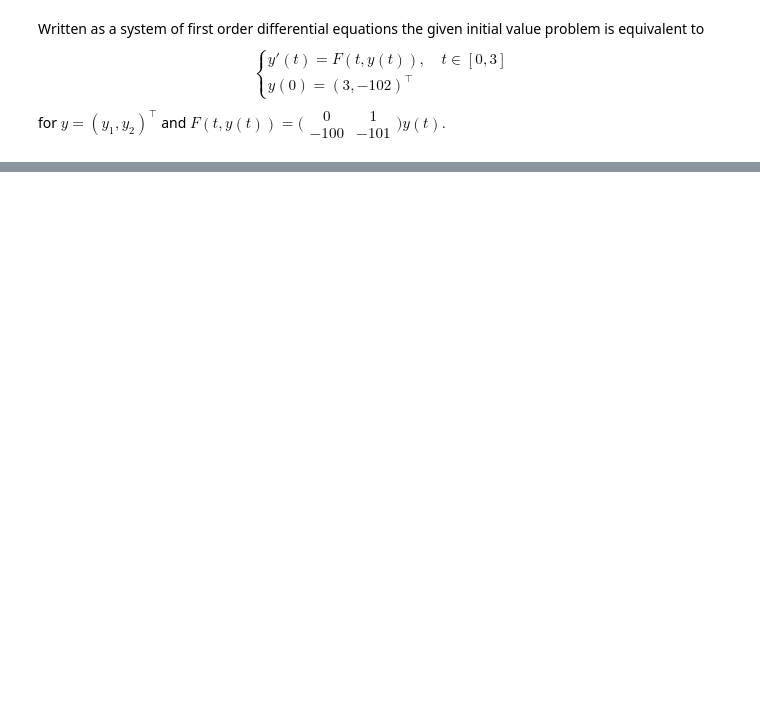
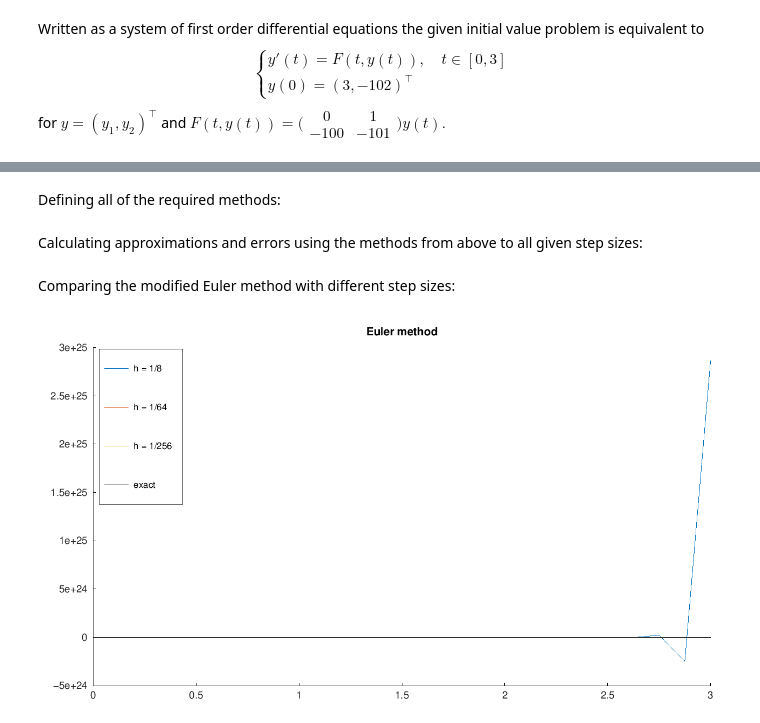
Before and after one commit to maxstollmayer/Advanced-Numerical-Analysis-Course, a Jupyter notebook: exercise32.ipynb, the cells around one changed output, grey strips where cells are left out. Cells and saved outputs as stored; diff of their text form; code cells hidden in the pictures; blank space fills up the shorter version.

```diff
--- a/exercise32.ipynb
+++ b/exercise32.ipynb
@@ -196,0 +45,2 @@ loglog(steps, errors, "r")
+# %% [markdown]
+Defining all of the required methods:
@@ -196,0 +93,30 @@ loglog(steps, errors, "r")
+# %% [markdown]
+Calculating approximations and errors using the methods from above to all given step sizes:
+# %%
+interval_length = interval(2) - interval(1);
+steps = round(interval_length ./ step_sizes) + 1;
+
+for i = 1 : length(steps)
+    intervals{i} = linspace(interval(1), interval(2), steps(i));
+    exact_vals{i} = exact(intervals{i});
+    euler_vals{i} = Euler_method(@F, y0, intervals{i})(1,:);
+    heun_vals{i} = Heun_method(@F, y0, intervals{i})(1,:);
+    mid_vals{i} = midpoint_rule(@F, y0, intervals{i})(1,:);
+    euler_errs(i) = max(abs(exact_vals{i} - euler_vals{i}));
+    heun_errs(i) = max(abs(exact_vals{i} - heun_vals{i}));
+    mid_errs(i) = max(abs(exact_vals{i} - mid_vals{i}));
+endfor
+# %% [markdown]
+Comparing the modified Euler method with different step sizes:
+# %%
+%plot -s 1280,720
+
+hold on;
+for i = 1 : length(steps)
+    plot(intervals{i}, euler_vals{i}, "displayname", sprintf("h = 1/%d", (steps(i) - 1) / 3));
+endfor
+plot(intervals{3}, exact_vals{3}, "k", "displayname", "exact");
+title("Euler method");
+legend("location", "northwest");
+# %% [output]
+[figure, added]
```
Also changed, not shown: parts of 23 cells of this notebook, 7 other files.
